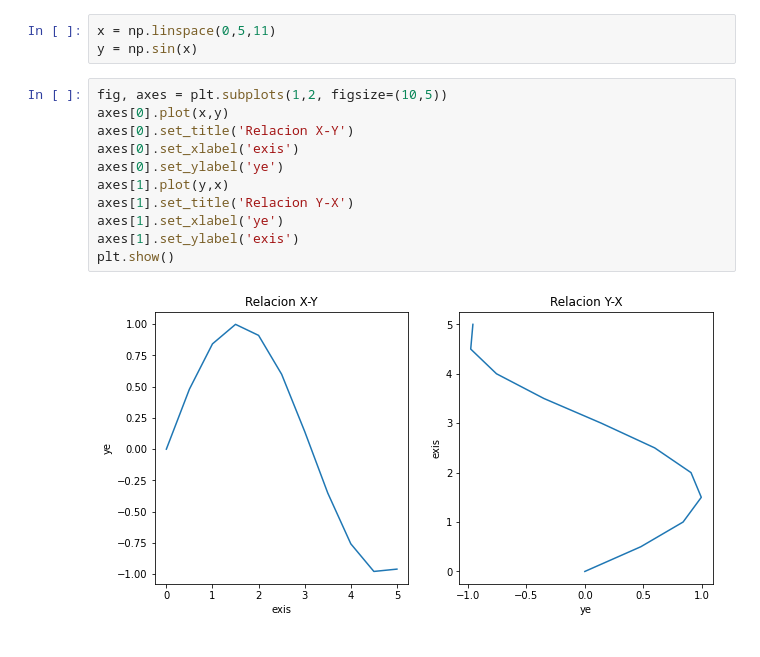
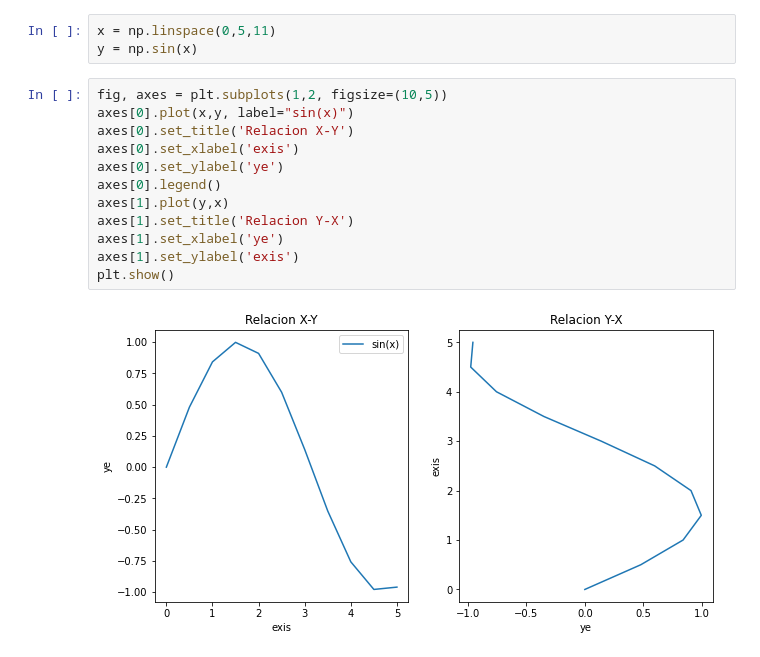
Before and after one commit to r3card0/Matplotlib-Seaborn-basics, a Jupyter notebook: 05_Chart_context.ipynb, the cells around one changed output. Saved outputs shown, nothing was run; the diff lists cells and outputs as text.

Commit message:
commands to provide context to charts

```diff
--- a/05_Chart_context.ipynb
+++ b/05_Chart_context.ipynb
@@ -4,16 +29,17 @@ import numpy as np
 # %%
 x = np.linspace(0,5,11)
 y = np.sin(x)
-# %%
-fig, axes = plt.subplots(1,2, figsize=(10,5))
-axes[0].plot(x,y)
-axes[0].set_title('Relacion X-Y')
-axes[0].set_xlabel('exis')
-axes[0].set_ylabel('ye')
-axes[1].plot(y,x)
-axes[1].set_title('Relacion Y-X')
-axes[1].set_xlabel('ye')
-axes[1].set_ylabel('exis')
-plt.show()
-# %% [output]
-[figure, removed]
+# %%
+fig, axes = plt.subplots(1,2, figsize=(10,5))
+axes[0].plot(x,y, label="sin(x)")
+axes[0].set_title('Relacion X-Y')
+axes[0].set_xlabel('exis')
+axes[0].set_ylabel('ye')
+axes[0].legend()
+axes[1].plot(y,x)
+axes[1].set_title('Relacion Y-X')
+axes[1].set_xlabel('ye')
+axes[1].set_ylabel('exis')
+plt.show()
+# %% [output]
+[figure, added]
```
Also changed, not shown: parts of 5 cells of this notebook.
